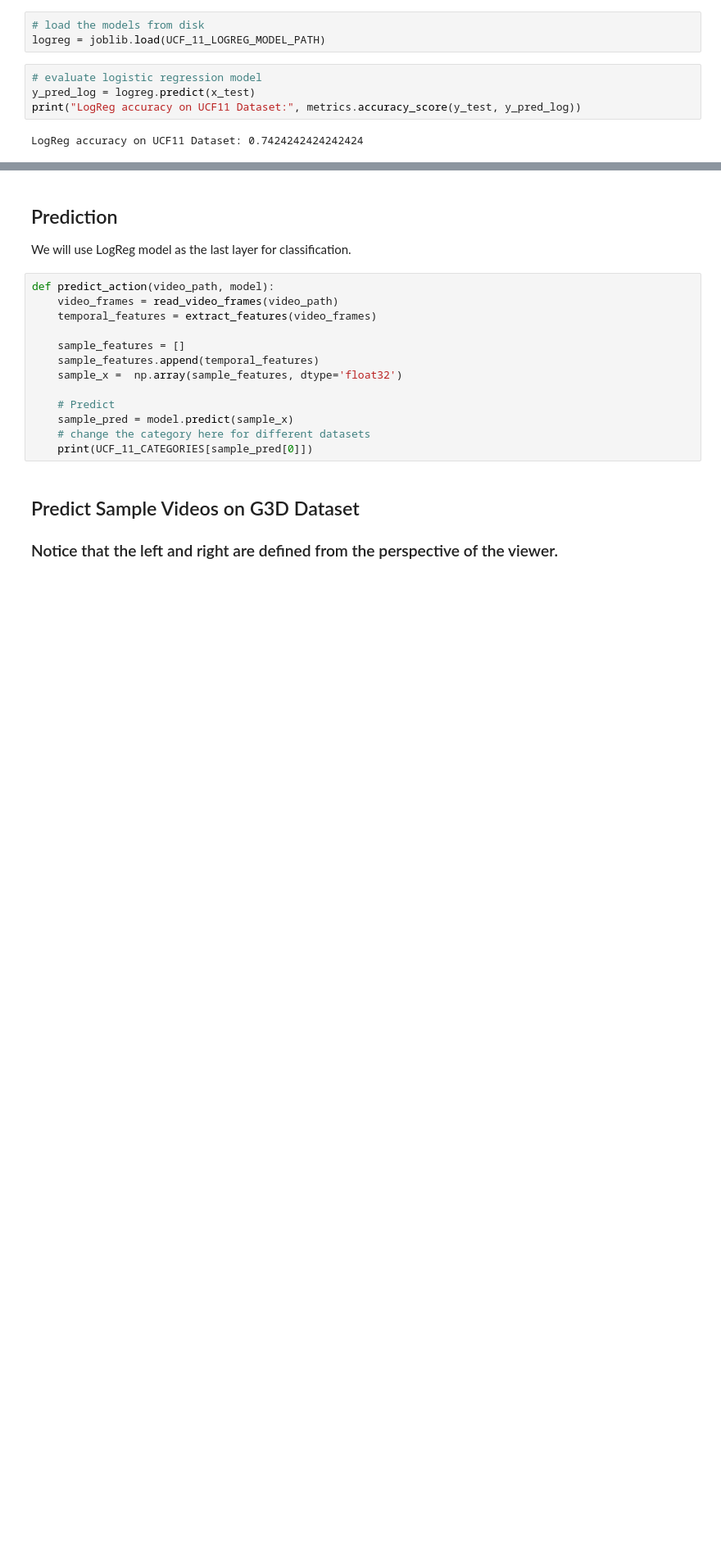
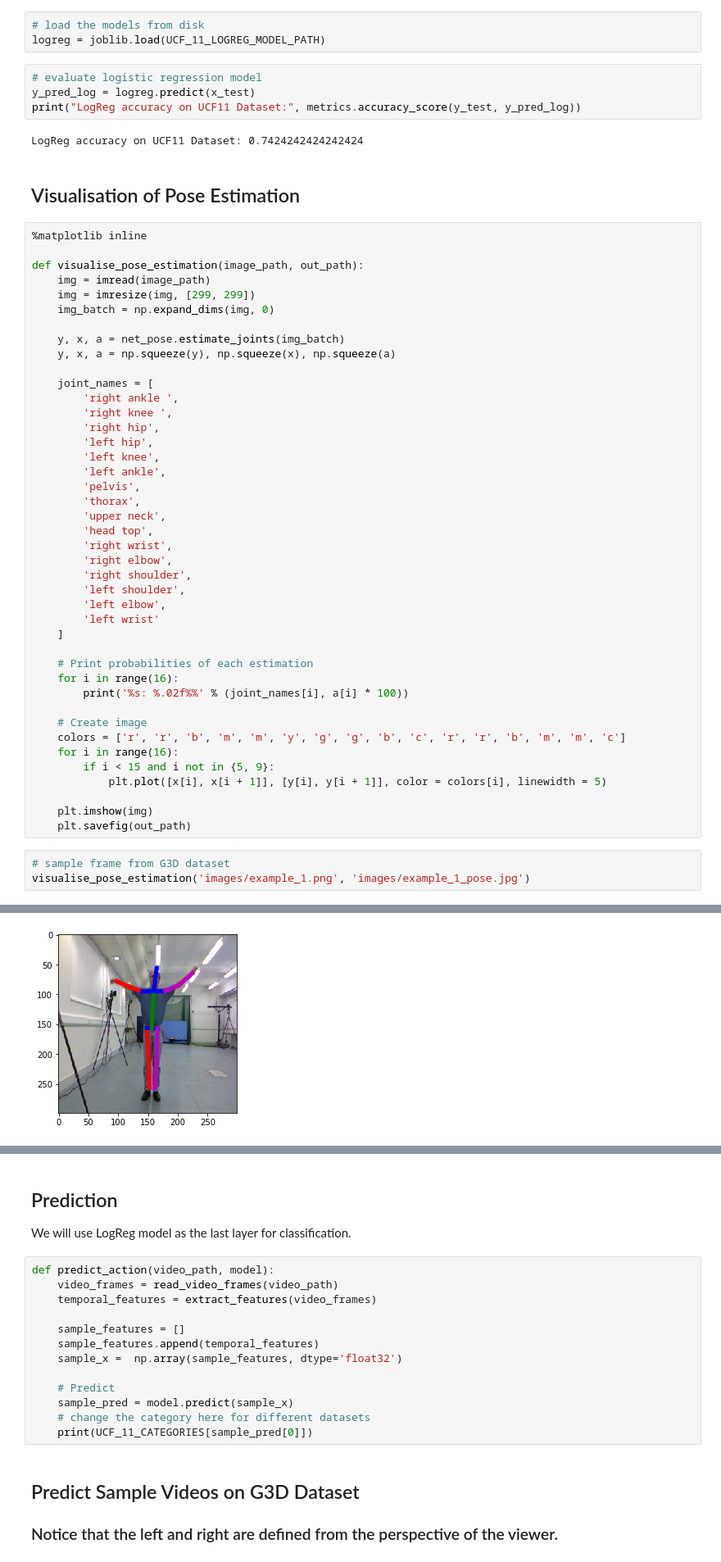
Before and after one commit to yuhaozhang94/humanpose-rnn-action-recognition, a Jupyter notebook: humanpose-rnn-action-recognition.ipynb, the cells around one changed output, grey strips where cells are left out. Shown at 82% size. Saved outputs shown, nothing was run; the diff lists cells and outputs as text; blank space fills up the shorter version.

Commit message:
Added Pose Estimation

```diff
--- a/humanpose-rnn-action-recognition.ipynb
+++ b/humanpose-rnn-action-recognition.ipynb
@@ -379,3 +372,51 @@ y_pred_log = logreg.predict(x_test)
 print("LogReg accuracy on UCF11 Dataset:", metrics.accuracy_score(y_test, y_pred_log))
 # %% [output]
 LogReg accuracy on UCF11 Dataset: 0.7424242424242424
+# %% [markdown]
+## Visualisation of Pose Estimation
+# %%
+%matplotlib inline
+
+def visualise_pose_estimation(image_path, out_path):
+    img = imread(image_path)
+    img = imresize(img, [299, 299])
+    img_batch = np.expand_dims(img, 0)
+
+    y, x, a = net_pose.estimate_joints(img_batch)
+    y, x, a = np.squeeze(y), np.squeeze(x), np.squeeze(a)
+
+    joint_names = [
+        'right ankle ',
+        'right knee ',
+        'right hip',
+        'left hip',
+        'left knee',
+        'left ankle',
+        'pelvis',
+        'thorax',
+        'upper neck',
+        'head top',
+        'right wrist',
+        'right elbow',
+        'right shoulder',
+        'left shoulder',
+        'left elbow',
+        'left wrist'
+    ]
+
+    # Print probabilities of each estimation
+    for i in range(16):
+        print('%s: %.02f%%' % (joint_names[i], a[i] * 100))
+
+    # Create image
+    colors = ['r', 'r', 'b', 'm', 'm', 'y', 'g', 'g', 'b', 'c', 'r', 'r', 'b', 'm', 'm', 'c']
+    for i in range(16):
+        if i < 15 and i not in {5, 9}:
+            plt.plot([x[i], x[i + 1]], [y[i], y[i + 1]], color = colors[i], linewidth = 5)
+
+    plt.imshow(img)
+    plt.savefig(out_path)
+# %%
+# sample frame from G3D dataset
+visualise_pose_estimation('images/example_1.png', 'images/example_1_pose.jpg')
+# %% [output]
@@ -381,0 +445 @@ LogReg accuracy on UCF11 Dataset: 0.7424242424242424
+[figure, added]
```
Also changed, not shown: parts of 13 cells of this notebook, 9 other files.
